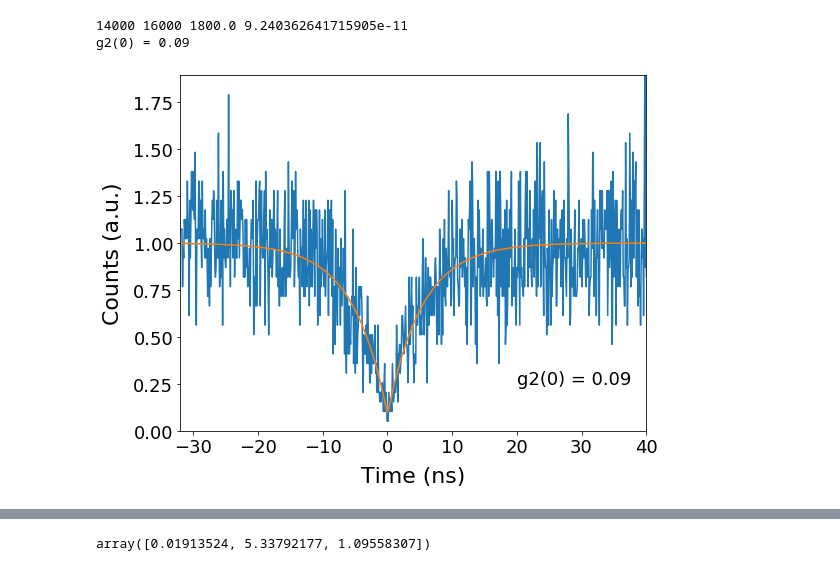
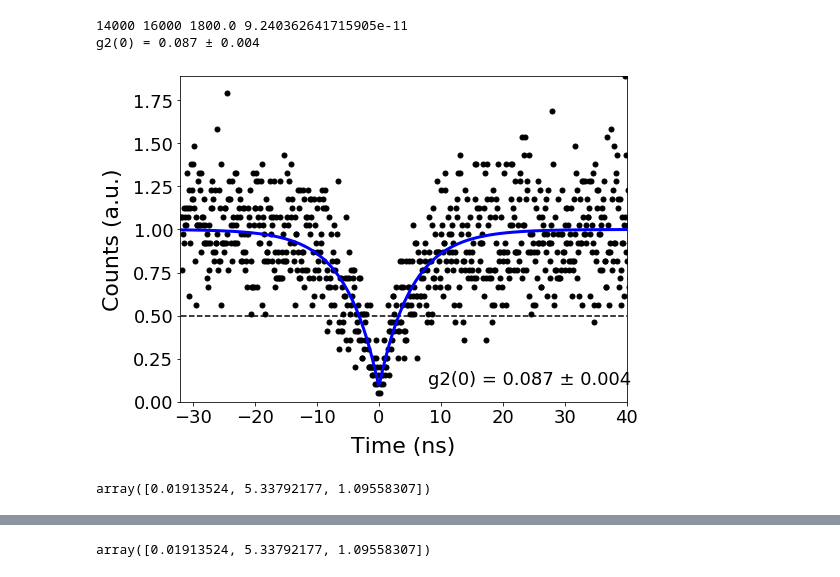
Before and after one commit to RaphaelSura/PythonPhotonicsLab, a Jupyter notebook: AnalyzeData/TRM analysis.ipynb, the cells around one changed output, grey strips where cells are left out. Drawn from its saved outputs; the diff is of its cells as text; code cells hidden in the pictures.

```diff
--- a/AnalyzeData/TRM analysis.ipynb
+++ b/AnalyzeData/TRM analysis.ipynb
@@ -9,7 +9,13 @@ from scipy.optimize import curve_fit
 import numpy as np
 from LowLevelModules.ImportSDT import SdtFile
 from LowLevelModules.GeneralFunctions import get_work_dir, prettify_plot
-#"Z:\Projects\Boron Nitride\Data\TimeCorrelation\20190409_hBN_nf_LJ1_3D_1.sdt"
+
+# fitting the data
+# def g2(t, I0, t0, t1, t2):
+#     return I0*(t2-np.exp(-abs(t-t0)/t1))/t2
+
+def g2(t, t0, tau, N):
+    return (N-1)/N + 1/N*(1-np.exp(-abs(t-t0)/tau))
 
 file = r"Z:\Projects\WSe2\2019\12 december\2019-12-06 hBN WSe2 300nm pillars Tom cooldown\g2\pillar4c5_5K_500nW_5V"
 sdt = SdtFile(file + '.sdt')
@@ -28,49 +34,48 @@ y = y[y>0]
 #ct_rate1
 info_ctr = info['StopInfo']
 min_ctr11 = info_ctr['min_sync_rate'][0]
 min_ctr12 = info_ctr['min_cfd_rate'][0]
 min_ctr13 = info_ctr['min_tac_rate'][0]
 max_ctr11 = info_ctr['max_sync_rate'][0]
 max_ctr12 = info_ctr['max_cfd_rate'][0]
 max_ctr13 = info_ctr['max_tac_rate'][0]
 
 Ct_rate_APD1 = (min_ctr12 + max_ctr12) / 2
 Ct_rate_APD2 = (min_ctr11 + max_ctr11) / 2
 Ct_rate_APD1 = 14*1000
 Ct_rate_APD2 = 16*1000
 print(Ct_rate_APD1, Ct_rate_APD2, col_t, dt_bin)
 #normalization
 norm = float(Ct_rate_APD1 * Ct_rate_APD2 * dt_bin * col_t)
 #norm = float(max_ctr11 * max_ctr12 * dt_bin * col_t)
 
 y = np.divide(y, np.mean(y[656:]), casting="unsafe")
-fig = plt.figure(figsize=(8, 6))
-ax = fig.add_subplot(111)
-ax.plot(x, y)
+fig, ax = plt.subplots(1, 1, figsize=(8, 6))
+ax.plot(x, y, 'ko', markersize=5)
+ax.plot([x[0], x[-1]], [0.5, 0.5], 'k--')
 
-# fitting the data
-# def g2(t, I0, t0, t1, t2):
-#     return I0*(t2-np.exp(-abs(t-t0)/t1))/t2
-
-def g2(t, t0, tau, N):
-    return (N-1)/N + 1/N*(1-np.exp(-abs(t-t0)/tau))
-
+#do the fit
 coeffs, pcov = curve_fit(g2, x, y)
 perr = np.sqrt(np.diag(pcov))
+g20 = 1-1/coeffs[2]
+perr_g2 = g20 * perr[2] / coeffs[2]
 y_arrf = g2(x, *coeffs)
-ax.plot(x, y_arrf)
+ax.plot(x, y_arrf, 'b-', linewidth=2)
 
 prettify_plot(ax, "Time (ns)", "Counts (a.u.)")
 ax.set_xlim([-32, 40])
 ax.set_ylim([0, np.max(y)])
-ax.text(20, 0.25, f"g2(0) = {np.round(1-1/coeffs[2], 2)}", fontsize=18)
-plt.tight_layout()
+ax.text(8, 0.1, f"g2(0) = {np.round(g20, 3)} ± {np.round(perr_g2, 3)}", fontsize=18)
 fig.savefig(file + '.png', format='png', bbox_inches='tight')
-print(f"g2(0) = {np.round(1-1/coeffs[2], 2)}")
+print(f"g2(0) = {np.round(g20, 3)} ± {np.round(perr_g2, 3)}")
 # %% [output]
 14000 16000 1800.0 9.240362641715905e-11
-g2(0) = 0.09
+g2(0) = 0.087 ± 0.004
-[figure, old version]
+[figure, new version]
+# %%
+coeffs
+# %% [output]
+array([0.01913524, 5.33792177, 1.09558307])
 # %%
 info_ctr = info['StopInfo']['min_sync_rate']
 # %%
```
Also changed, not shown: parts of 3 cells of this notebook, 1 other file.
